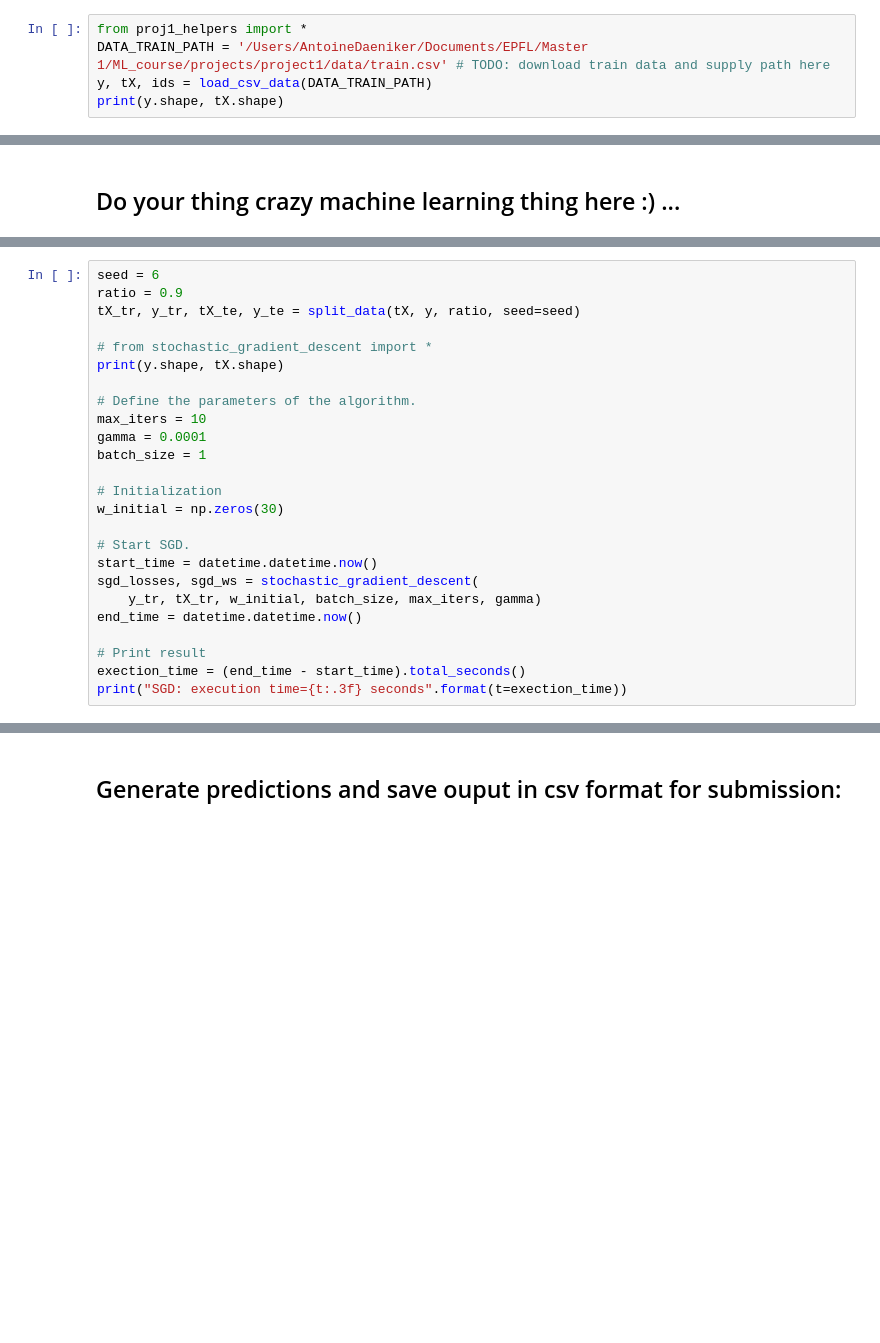
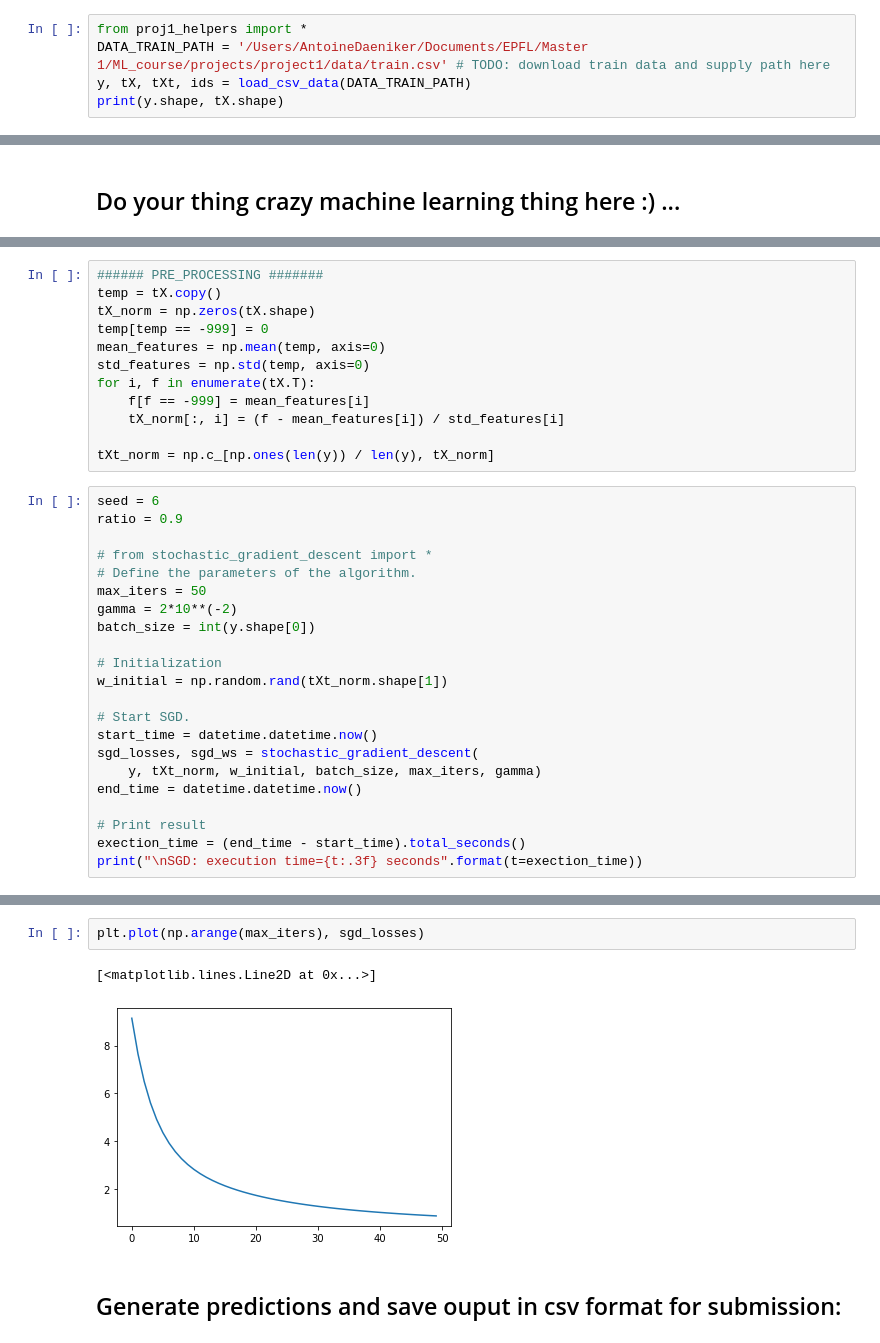
Before and after one commit to antoineDaeniker/ML_project, a Jupyter notebook: scripts/project1.ipynb, the cells around one changed output, grey strips where cells are left out. Drawn from its saved outputs; the diff is of its cells as text; blank space fills up the shorter version.

Commit message:
add data processing changes

```diff
--- a/scripts/project1.ipynb
+++ b/scripts/project1.ipynb
@@ -15,7 +15,7 @@ The autoreload extension is already loaded. To reload it, use:
 # %%
 from proj1_helpers import *
 DATA_TRAIN_PATH = '/Users/AntoineDaeniker/Documents/EPFL/Master 1/ML_course/projects/project1/data/train.csv' # TODO: download train data and supply path here
-y, tX, ids = load_csv_data(DATA_TRAIN_PATH)
+y, tX, tXt, ids = load_csv_data(DATA_TRAIN_PATH)
 print(y.shape, tX.shape)
 # %% [output]
 (250000,) (250000, 30)
@@ -46,26 +24,35 @@ proportion=0.9, degree=0, lambda=1.000, Training RMSE=0.972, Testing RMSE=0.972
+# %%
+###### PRE_PROCESSING #######
+temp = tX.copy()
+tX_norm = np.zeros(tX.shape)
+temp[temp == -999] = 0
+mean_features = np.mean(temp, axis=0)
+std_features = np.std(temp, axis=0)
+for i, f in enumerate(tX.T):
+    f[f == -999] = mean_features[i]
+    tX_norm[:, i] = (f - mean_features[i]) / std_features[i]
+
+tXt_norm = np.c_[np.ones(len(y)) / len(y), tX_norm]
 # %%
 seed = 6
 ratio = 0.9
-tX_tr, y_tr, tX_te, y_te = split_data(tX, y, ratio, seed=seed)
 
 # from stochastic_gradient_descent import *
-print(y.shape, tX.shape)
-
 # Define the parameters of the algorithm.
-max_iters = 10
-gamma = 0.0001
-batch_size = 1
+max_iters = 50
+gamma = 2*10**(-2)
+batch_size = int(y.shape[0])
 
 # Initialization
-w_initial = np.zeros(30)
+w_initial = np.random.rand(tXt_norm.shape[1])
 
 # Start SGD.
 start_time = datetime.datetime.now()
 sgd_losses, sgd_ws = stochastic_gradient_descent(
-    y_tr, tX_tr, w_initial, batch_size, max_iters, gamma)
+    y, tXt_norm, w_initial, batch_size, max_iters, gamma)
 end_time = datetime.datetime.now()
 
 # Print result
 exection_time = (end_time - start_time).total_seconds()
-print("SGD: execution time={t:.3f} seconds".format(t=exection_time))
+print("\nSGD: execution time={t:.3f} seconds".format(t=exection_time))
 # %% [output]
@@ -95,3 +71,8 @@ compute_loss(y_te, tX_te, sgd_ws)
+# %%
+plt.plot(np.arange(max_iters), sgd_losses)
+# %% [output]
+[<matplotlib.lines.Line2D at 0x...>]
+[figure, added]
 # %% [markdown]
 ## Generate predictions and save ouput in csv format for submission:
 # %%
```
Also changed, not shown: parts of 10 cells of this notebook, 3 other files.
